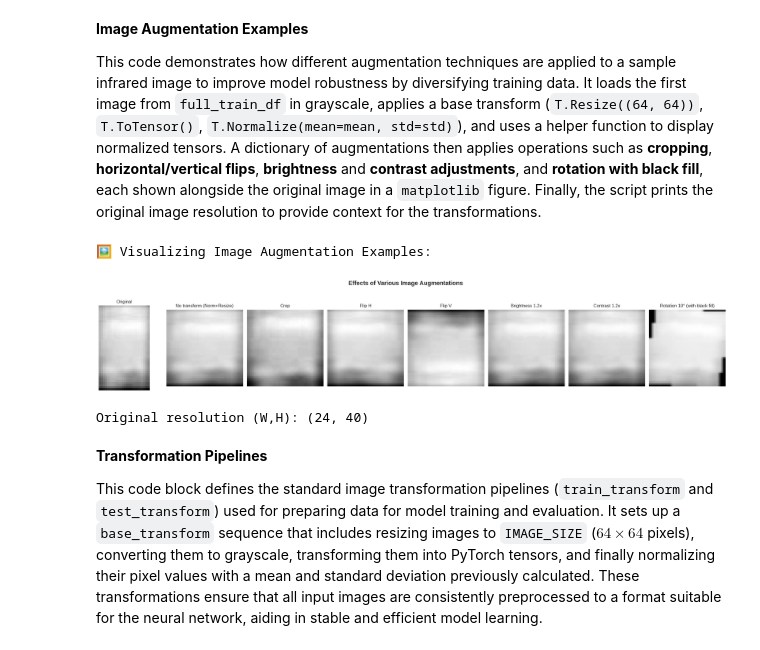
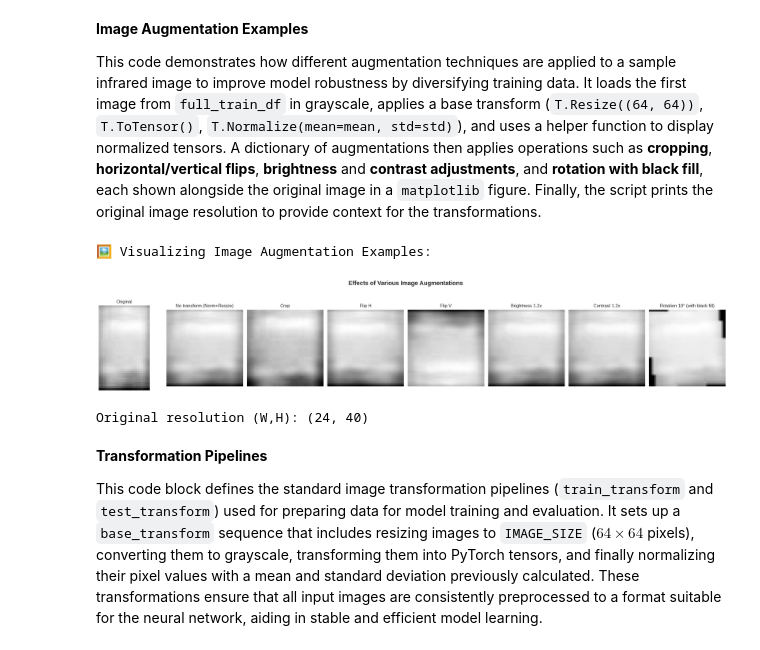
Before and after one commit to FM11pp3/VC_0312, a Jupyter notebook: [Final Version] [M.EGI026] Assignment 2.ipynb, the cells around one changed output. Drawn from its saved outputs; the diff is of its cells as text; code cells hidden in the pictures.

```diff
--- a/[Final Version] [M.EGI026] Assignment 2.ipynb
+++ b/[Final Version] [M.EGI026] Assignment 2.ipynb
@@ -592,7 +592,8 @@ This script visualizes various image augmentations applied to a sample image
 from the training dataset. It applies augmentations, then Normalize(mean,std),
 then properly DENORMALIZES for visualization so images appear correctly.
 """
-
+mean=0.5
+std=0.5
 # Load a sample image
 sample_image_path = full_train_df.iloc[0]['path']
 img = Image.open(sample_image_path).convert("L")
@@ -649,34 +650,34 @@ augmentations = {
 
 # -------------------------------------------------------
 # Display all augmentation results
 # -------------------------------------------------------
 print("🖼️ Visualizing Image Augmentation Examples:\n")
 
 num_imgs = len(augmentations) + 1
 fig, axes = plt.subplots(1, num_imgs, figsize=(3*num_imgs, 4))
 fig.suptitle("Effects of Various Image Augmentations",
              fontsize=16, fontweight='bold', y=1.05)
 
 # 1️⃣ Original
 axes[0].imshow(img, cmap="gray")
 axes[0].set_title("Original")
 axes[0].axis("off")
 
 # 2️⃣ Augmented
 for i, (name, aug) in enumerate(augmentations.items(), start=1):
     t = aug(img)
     axes[i].imshow(show_img(t), cmap="gray")
     axes[i].set_title(name)
     axes[i].axis("off")
 
 plt.tight_layout()
 plt.show()
 plt.close('all')
 
 print(f"\nOriginal resolution (W,H): {img.size}")
 # %% [output]
 🖼️ Visualizing Image Augmentation Examples:
-[figure, old version]
+[figure, new version]
 Original resolution (W,H): (24, 40)
 # %% [markdown]
 **Transformation Pipelines**
```
Also changed, not shown: parts of 10 cells of this notebook.
